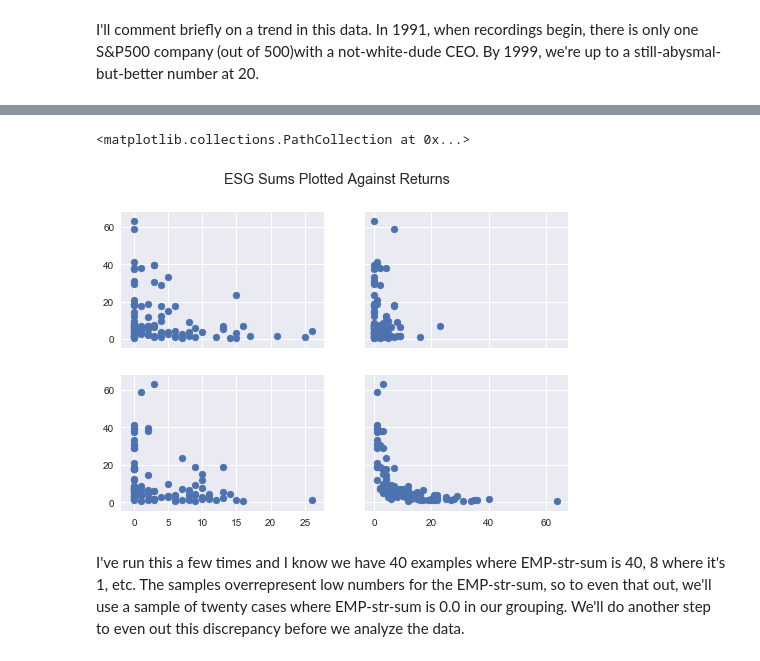
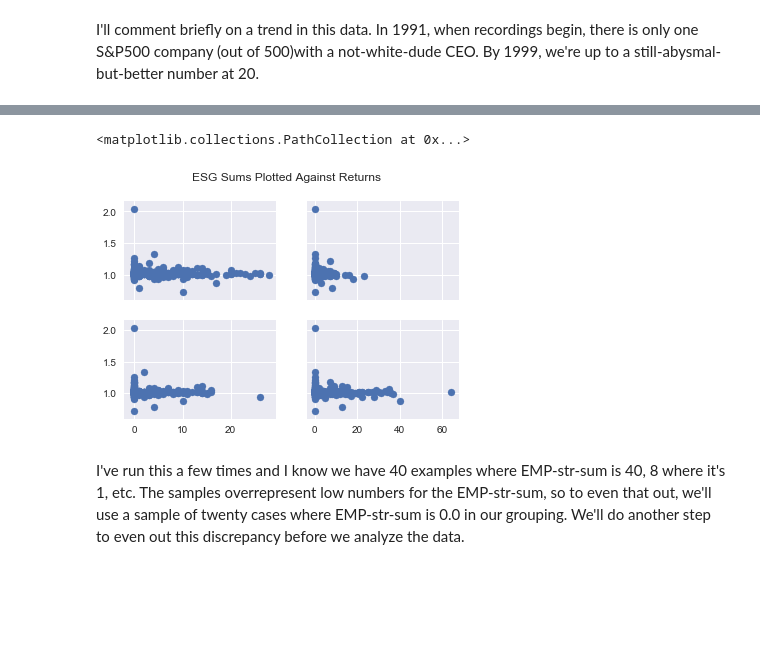
Before and after one commit to chelseatroy/fund_scale, a Jupyter notebook: data_explo/Exploring S&P Ethical Index Data.ipynb, the cells around one changed output, grey strips where cells are left out. Drawn from its saved outputs; the diff is of its cells as text; code cells hidden in the pictures; blank space fills up the shorter version.

Commit message:
Average quarterly roi, ignoring quarters with no stock price

```diff
--- a/data_explo/Exploring S&P Ethical Index Data.ipynb
+++ b/data_explo/Exploring S&P Ethical Index Data.ipynb
@@ -175,6 +175,6 @@ End of dataframe reached
 We find all the companies for which we have both stock price data and ESG data, and we put the information together.
 # %%
 tickers = list(esg_marker_data["Ticker"]) #get all the company tickers for which we have esg data
-prices_for_esg_companies = result[result["Ticker"].isin(tickers)] #get the stock data from companies in that list
+prices_for_esg_companies = returns_df[returns_df["Ticker"].isin(tickers)] #get the stock data from companies in that list
 prices_for_esg_companies.shape
 # %% [output]
@@ -182,4 +182,5 @@ prices_for_esg_companies.shape
 # %%
 relevant_esgs = esg_marker_data[esg_marker_data["Ticker"].isin(list(prices_for_esg_companies["Ticker"]))]
+relevant_esgs = relevant_esgs.fillna(0.0) #no esg score to zero esg score
 # %%
-all_data = pd.concat([relevant_esgs, prices_for_esg_companies], axis = 1) #put the esg and stock data in one dataframe
+all_data = pd.concat([relevant_esgs, prices_for_esg_companies.iloc[:,1:]], axis = 1) #put the esg and stock data in one dataframe
@@ -278,3 +207,8 @@ import random
 # %%
 import holoviews as hv
 import seaborn as sns
+# %%
+# NOW we need to calculate average roi
+returns = all_data[all_data.columns.difference(['EMP-str-sum', 'EMP-con-sum','ENV-str-sum','ENV-con-sum','Ticker','Company Name'])]
+all_data['avg_quarterly_roi'] = returns.mean(axis=1, skipna=True)
+all_data.head(10)
@@ -281,13 +228,13 @@ import seaborn as sns
 # %%
 f, ((ax1, ax2), (ax3, ax4)) = plt.subplots(2, 2, sharex='col', sharey='row')
 f.suptitle('ESG Sums Plotted Against Returns')
-ax1.scatter(x=yes_end_date['EMP-str-sum'], y=yes_end_date['returns'])
-ax2.scatter(x=yes_end_date['EMP-con-sum'], y=yes_end_date['returns'])
-ax3.scatter(x=yes_end_date['ENV-str-sum'], y=yes_end_date['returns'])
-ax4.scatter(x=yes_end_date['ENV-con-sum'], y=yes_end_date['returns'])
+ax1.scatter(x=all_data['EMP-str-sum'], y=all_data['avg_quarterly_roi'])
+ax2.scatter(x=all_data['EMP-con-sum'], y=all_data['avg_quarterly_roi'])
+ax3.scatter(x=all_data['ENV-str-sum'], y=all_data['avg_quarterly_roi'])
+ax4.scatter(x=all_data['ENV-con-sum'], y=all_data['avg_quarterly_roi'])
 # %% [output]
 <matplotlib.collections.PathCollection at 0x...>
-[figure, old version]
+[figure, new version]
 # %% [markdown]
 I've run this a few times and I know we have 40 examples where EMP-str-sum is 40, 8 where it's 1, etc. The samples overrepresent low numbers for the EMP-str-sum, so to even that out, we'll use a sample of twenty cases where EMP-str-sum is 0.0 in our grouping. We'll do another step to even out this discrepancy before we analyze the data.
 # %%
```
Also changed, not shown: parts of 19 cells of this notebook.
